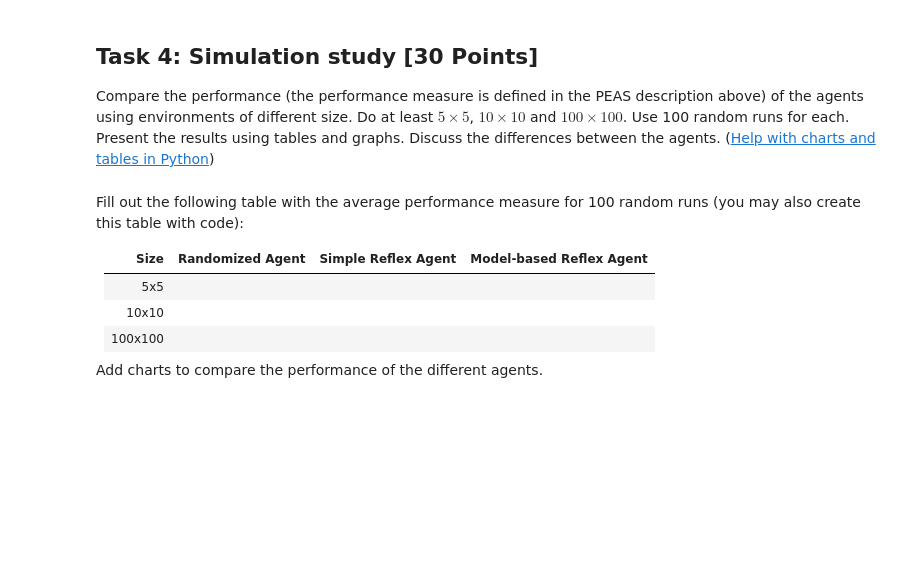
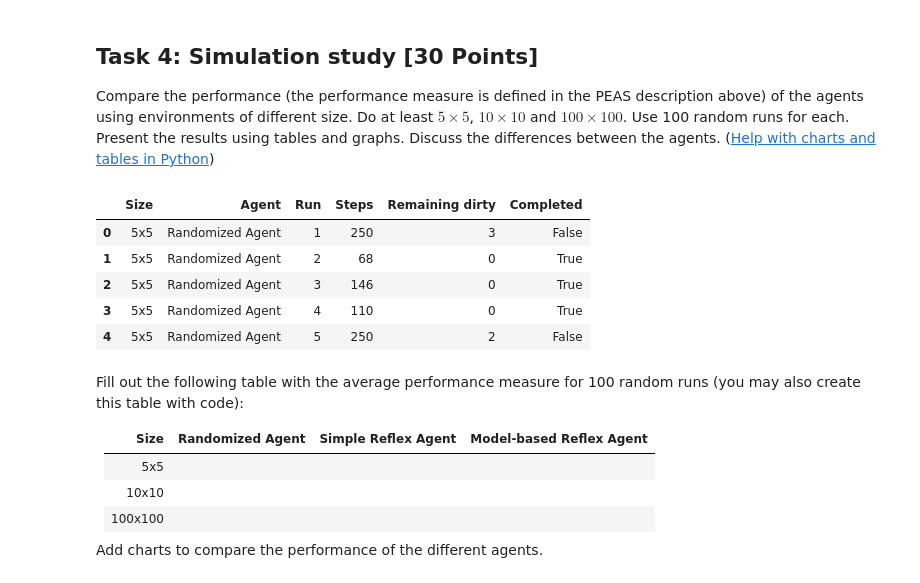
Before and after one commit to doduyquy/sgu-team-2026-advanced-ai-subject, a Jupyter notebook: lab01 - Agent/robot_vacuum.ipynb, the cells around one changed output. Drawn from its saved outputs; the diff is of its cells as text; code cells hidden in the pictures; blank space fills up the shorter version.

```diff
--- a/lab01 - Agent/robot_vacuum.ipynb
+++ b/lab01 - Agent/robot_vacuum.ipynb
@@ -366,3 +460,54 @@ $100 \times 100$. Use 100 random runs for each. Present the results using tables
+# %%
+import pandas as pd
+
+
+def run_simulation_study(room_sizes=(5, 10, 100), runs=100, dirty_probability=0.2):
+    """Run 100 independent simulations for each room size and agent."""
+    agents = {
+        "Randomized Agent": lambda size: simple_randomized_agent,
+        "Simple Reflex Agent": lambda size: simple_reflex_agent,
+        "Model-based Reflex Agent": create_model_based_agent,
+    }
+    results = []
+
+    for side_length in room_sizes:
+        # 100 steps is enough only for the 5x5 demonstration.
+        # Larger rooms need a budget that grows with their area.
+        max_steps = max(100, 10 * side_length * side_length)
+
+        for agent_name, agent_factory in agents.items():
+            for run_number in range(runs):
+                agent_function = agent_factory(side_length)
+                result = square_environment(
+                    agent_function,
+                    side_length=side_length,
+                    dirty_probs=dirty_probability,
+                    max_steps=max_steps,
+                    verbose=False,
+                )
+                results.append(
+                    {
+                        "Size": f"{side_length}x{side_length}",
+                        "Agent": agent_name,
+                        "Run": run_number + 1,
+                        "Steps": result["steps"],
+                        "Remaining dirty": result["remaining_dirty"],
+                        "Completed": result["completed"],
+                    }
+                )
+
+    return pd.DataFrame(results)
+
+
+study_results = run_simulation_study()
+study_results.head()
+# %% [output]
+|  | Size | Agent | Run | Steps | Remaining dirty | Completed |
+| 0 | 5x5 | Randomized Agent | 1 | 250 | 3 | False |
+| 1 | 5x5 | Randomized Agent | 2 | 68 | 0 | True |
+| 2 | 5x5 | Randomized Agent | 3 | 146 | 0 | True |
+| 3 | 5x5 | Randomized Agent | 4 | 110 | 0 | True |
+| 4 | 5x5 | Randomized Agent | 5 | 250 | 2 | False |
 # %% [markdown]
 Fill out the following table with the average performance measure for 100 random runs (you may also create this table with code):
 
```
Also changed, not shown: parts of 13 cells of this notebook.
